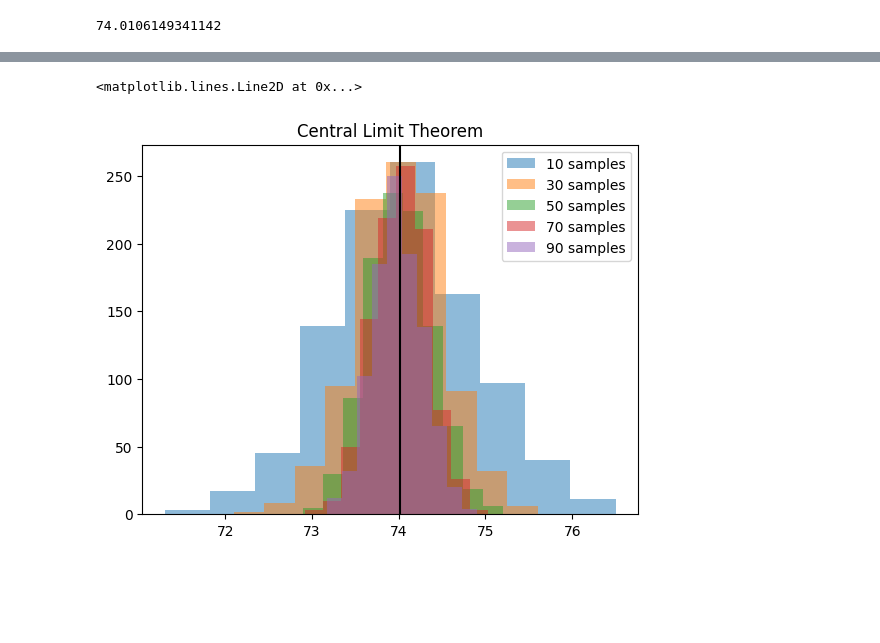
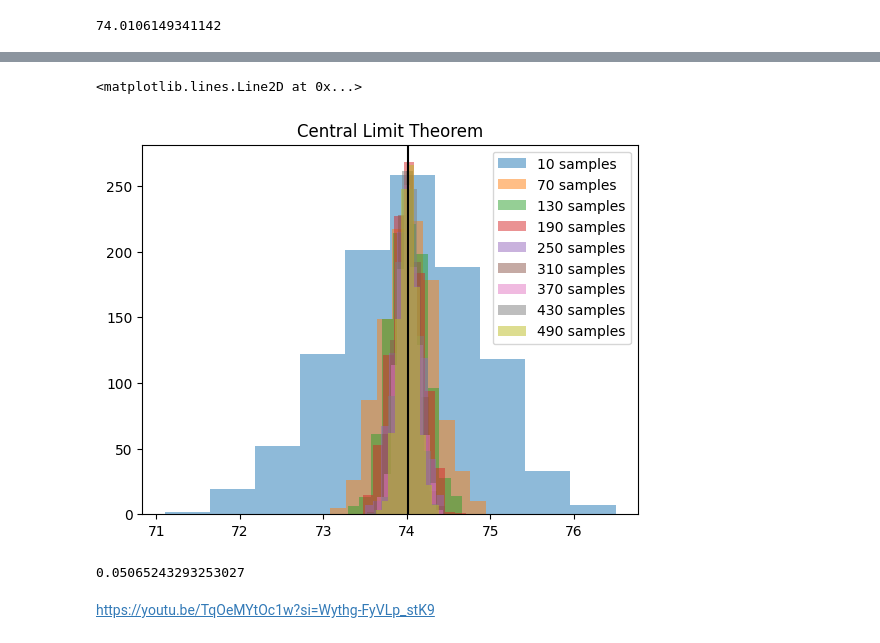
Before and after one commit to malayajac/PracticalStatistics, a Jupyter notebook: ch2.ipynb, the cells around one changed output, grey strips where cells are left out. Drawn from its saved outputs; the diff is of its cells as text; code cells hidden in the pictures; blank space fills up the shorter version.

```diff
--- a/ch2.ipynb
+++ b/ch2.ipynb
@@ -50,14 +50,20 @@ players_df.sample(10)["height_inches"].mean()
 # %%
-sample_amounts = range(10, 100, 20)
+sample_amounts = range(10, 500, 60)
 
 for x in sample_amounts:
     samples = []
     for i in range(1000):
         samples.append(players_df.sample(x)["height_inches"].mean())
     plt.hist(samples, alpha=0.5)
 plt.legend([f"{z} samples" for z in sample_amounts])
 plt.title("Central Limit Theorem")
 plt.axvline(x=players_df["height_inches"].mean(), c="k")
 # %% [output]
 <matplotlib.lines.Line2D at 0x...>
-[figure, old version]
+[figure, new version]
+# %%
+players_df["height_inches"].sem()
+# %% [output]
+0.05065243293253027
+# %% [markdown]
+https://youtu.be/TqOeMYtOc1w?si=Wythg-FyVLp_stK9
```
Also changed, not shown: parts of 2 cells of this notebook.
